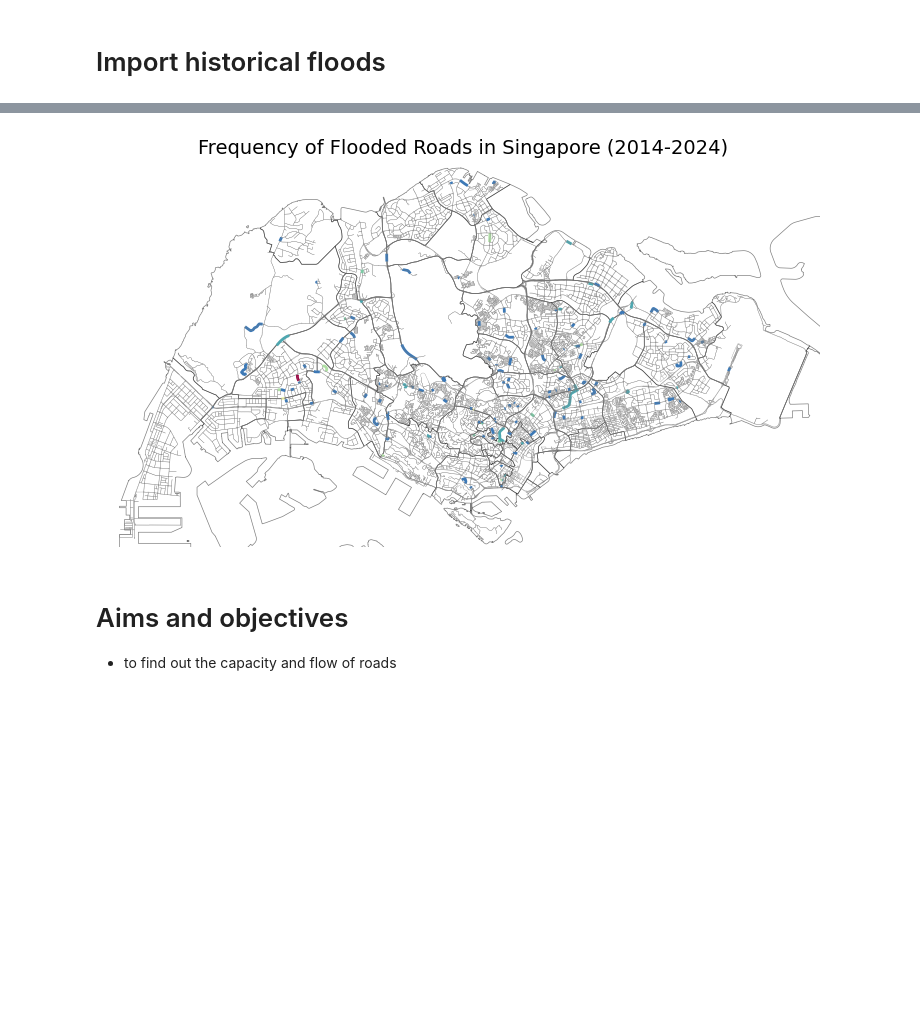
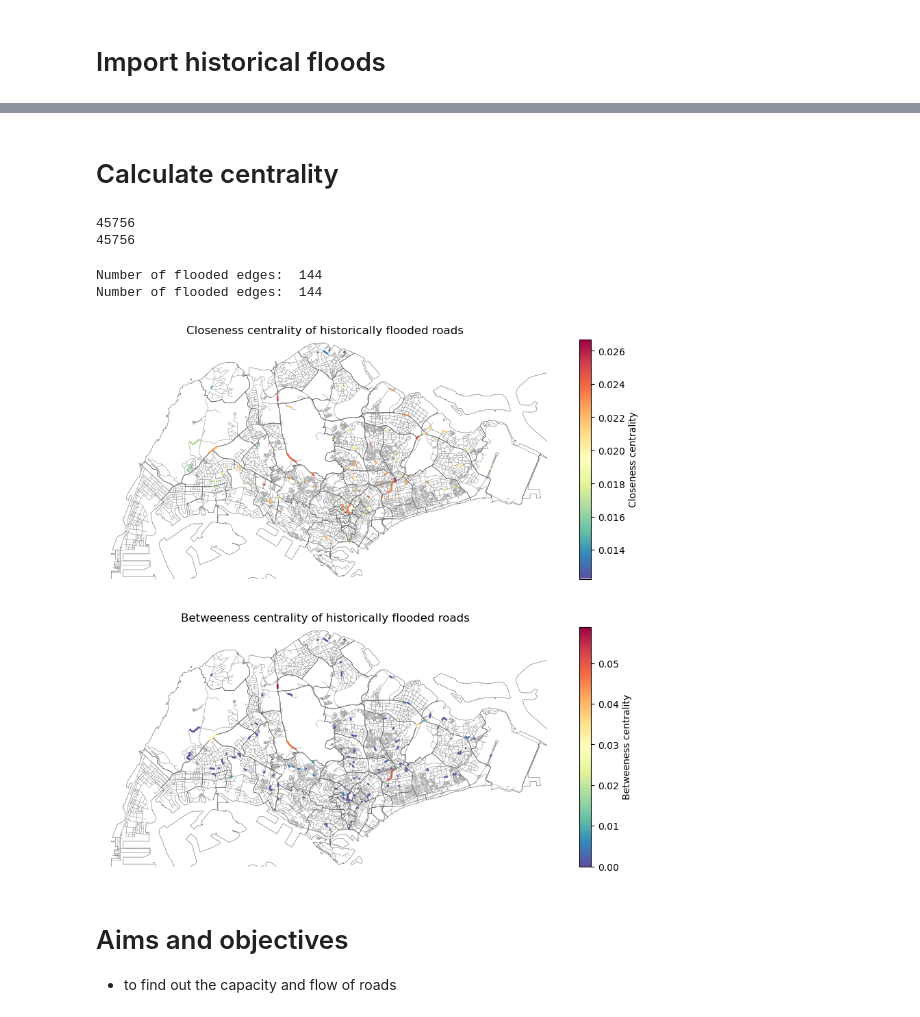
Before and after one commit to pakhuiying/NCCS_analysis, a Jupyter notebook: dry_flooded_road_analysis.ipynb, the cells around one changed output, grey strips where cells are left out. Drawn from its saved outputs; the diff is of its cells as text; code cells hidden in the pictures; blank space fills up the shorter version.

```diff
--- a/dry_flooded_road_analysis.ipynb
+++ b/dry_flooded_road_analysis.ipynb
@@ -124,9 +147,74 @@ plot_flooded_roads_frequency(G_bus, historical_floods,cmap='Spectral_r')
-# %%
-ax = planningArea_shp.plot(fc="none", ec="black", lw=0.5, alpha=0.5, figsize=(12, 5))
-ax.set_title("Frequency of Flooded Roads in Singapore (2014-2024)", fontsize=14)
-plot_flooded_roads_frequency(G_bus, historical_floods,cmap='Spectral_r',ax=ax)
-# %% [output]
-[figure, removed]
+# %% [markdown]
+# Calculate centrality
+# %%
+# line_graph_G = nx.line_graph(G_car)
+# edge_centrality = nx.closeness_centrality(line_graph_G) # returns a dict with the closeness centrality of each edge
+# betweeness_centrality = nx.betweenness_centrality(line_graph_G) # returns a dict with the betweenness centrality of each edge
+# utils.pickle_data(edge_centrality, os.path.join(r"data","Gcar_edge_closeness_centrality.pkl"))
+# utils.pickle_data(betweeness_centrality, os.path.join(r"data","Gcar_edge_betweeness_centrality.pkl"))
+closeness_centrality = utils.load_pickle(os.path.join(r"data","Gcar_edge_closeness_centrality.pkl"))
+print(len(list(closeness_centrality)))
+betweeness_centrality = utils.load_pickle(os.path.join(r"data","Gcar_edge_betweeness_centrality.pkl"))
+print(len(list(betweeness_centrality)))
+# %% [output]
+45756
+45756
+# %%
+def plot_centrality(G,centrality,cmap="inferno",ax=None,title=None):
+    """
+    Plot the centrality of the edges in the network graph G.
+    Args:
+        G (networkx.Graph): The network graph.
+        closeness_centrality (dict): Dictionary containing closeness centrality values for edges.
+        betweeness_centrality (dict): Dictionary containing betweenness centrality values for edges.
+    """
+    column_name = title
+    # calculate the frequency of flooded roads based on matched_location
+    flooded_roads_frequency = historical_floods[['matched_location','latitude','longitude']].value_counts().reset_index()
+
+    # get closest edges to the flooded roads
+    flooded_edges = ox.distance.nearest_edges(G,X = flooded_roads_frequency['longitude'], Y = flooded_roads_frequency['latitude'])
+    flooded_edges = list(flooded_edges) # 2 different roads may be considered the same edge
+    print("Number of flooded edges: ",len(flooded_edges))
+
+    def get_colors(flooded_edges,centrality,column_name):
+        # select edges from closeness_centrality based on edges in flooded_edges
+        centrality_filtered = [centrality[e] for e in flooded_edges]
+        # flooded_edges_betweeness = {e: betweeness_centrality[e] for e in flooded_edges}
+        cbar = plot_utils.get_colorbar(vmin=min(centrality_filtered),vmax=max(centrality_filtered),cmap=cmap,plot=False)
+        # print(len(list(centrality_filtered)))
+        flooded_roads_frequency[column_name] = centrality_filtered
+        # add an additional column to flooded_roads_frequency for the color that matches the frequency
+        flooded_roads_frequency[f'color_{column_name}'] = flooded_roads_frequency[column_name].apply(lambda x: mpl.colors.rgb2hex(cbar.to_rgba(x),keep_alpha=True))
+        return cbar, {e: color for e, color in zip(flooded_edges,flooded_roads_frequency[f'color_{column_name}'])}
+
+    cbar,color_map = get_colors(flooded_edges,centrality,column_name)
+    ec = [color_map[e] if e in flooded_edges else "grey" for e in G.edges(keys=True) ]
+    ew = [2 if e in flooded_edges else 0.2 for e in G.edges(keys=True) ]
+    ox.plot_graph(
+        G,
+        node_size=0,
+        edge_color = ec,
+        edge_linewidth=ew,
+        ax=ax,
+        bgcolor='white',
+        show = False,
+        close = False
+    )
+    ax.set_title(f"{column_name} of historically flooded roads")
+    plt.colorbar(cbar, ax=ax, label=column_name)
+
+    return flooded_roads_frequency
+
+fig, axes = plt.subplots(2,1, figsize=(12, 10))
+for centrality,column_name,ax in zip([closeness_centrality,betweeness_centrality],["Closeness centrality","Betweeness centrality"],axes):
+    planningArea_shp.plot(fc="none", ec="black", lw=0.5, alpha=0.5, ax=ax)
+    plot_centrality(G_car,centrality,ax=ax,title=column_name,cmap="Spectral_r")
+plt.show()
+# %% [output]
+Number of flooded edges:  144
+Number of flooded edges:  144
+[figure, added]
 # %% [markdown]
 # Aims and objectives
 - to find out the capacity and flow of roads
```
Also changed, not shown: parts of 1 cell of this notebook, 6 other files.
